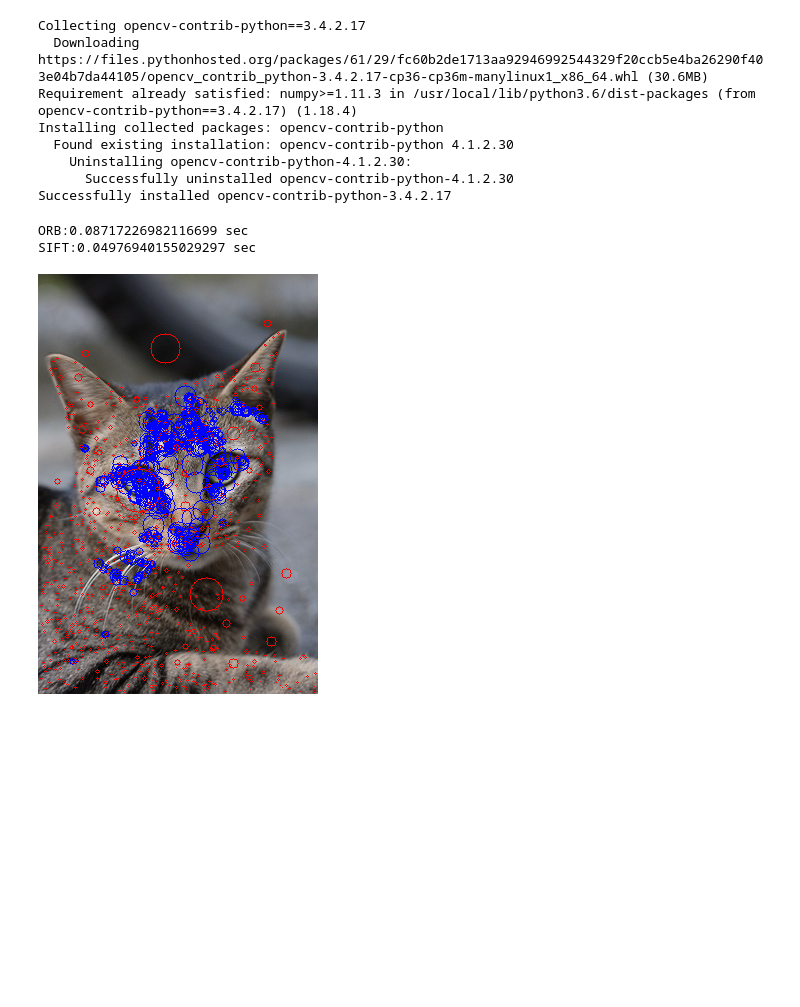
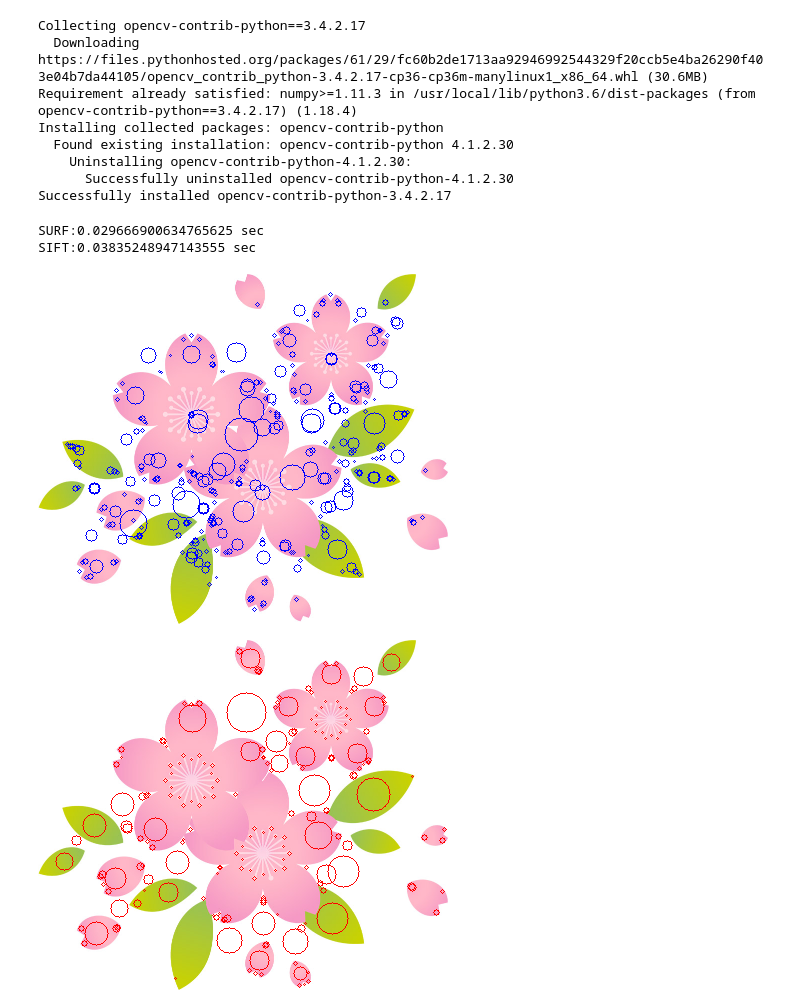
Before and after one commit to iciromaco/Semi3A, a Jupyter notebook: L8/SIFT_SURF_on_Colab.ipynb, the cells around one changed output. Cells and saved outputs as stored; diff of their text form; code cells hidden in the pictures; blank space fills up the shorter version.

```diff
--- a/L8/SIFT_SURF_on_Colab.ipynb
+++ b/L8/SIFT_SURF_on_Colab.ipynb
@@ -30,39 +33,66 @@ Successfully installed opencv-contrib-python-3.4.2.17
 # %%
 import cv2
 import numpy as np
 import time
+import urllib.request
 from google.colab.patches import cv2_imshow
 
+url = "https://publicdomainq.net/images/201902/12s/publicdomainq-0031372xyf.jpg"
+img_path,header=urllib.request.urlretrieve(url)
+
 # 画像の読み込み
-filename = "prof.jpg"
-srcimg = cv2.imread(filename,1) # 1:color, 0:gray, -1:asis
+# filename = "prof.jpg"
+srcimg = cv2.imread(img_path,1) # 1:color, 0:gray, -1:asis
+srcimg = cv2.resize(srcimg,(srcimg.shape[1]//2,srcimg.shape[0]//2))
 gryimg = cv2.cvtColor(srcimg, cv2.COLOR_BGR2GRAY)
 
 # Detector の作成
-orb = cv2.ORB_create()
+surf = cv2.xfeatures2d.SURF_create()
 sift = cv2.xfeatures2d.SIFT_create()
 
 # 特徴検出
 t0 = time.time()
-orbkps = orb.detect(gryimg)
+surfkps = surf.detect(gryimg)
 t1 = time.time()
-print("ORB:{} sec".format(t1-t0))
+print("SURF:{} sec".format(t1-t0))
 siftkps = sift.detect(gryimg)
 t2 = time.time()
 print("SIFT:{} sec".format(t2-t1))
 
 # 特徴点の描画
-for ip in orbkps:
+srcimg_surf=srcimg.copy()
+srcimg_sift=srcimg.copy()
+
+for ip in surfkps:
   pt = (np.round(ip.pt[0]).astype(int),np.round(ip.pt[1]).astype(int))
   rd = np.round(ip.size*0.1).astype(int)
-  cv2.circle(srcimg,pt,rd,(255,0,0),1,8,0)
+  cv2.circle(srcimg_surf,pt,rd,(255,0,0),1,8,0)
 for ip in siftkps:
   pt = (np.round(ip.pt[0]).astype(int),np.round(ip.pt[1]).astype(int))
+  rd = np.round(ip.size*0.5).astype(int)
+  cv2.circle(srcimg_sift,pt,rd,(0,0,255),1,8,0)
+
+''' TOP100のみ表示
+sizevsurf = np.array([ip.size for ip in surfkps])
+sizevsift = np.array([ip.size for ip in siftkps])
+top100surf = np.argsort(sizevsurf)[-100:]
+top100sift = np.argsort(sizevsift)[-100:]
+for index in top100surf:
+  ip = surfkps[index]
+  pt = (np.round(ip.pt[0]).astype(int),np.round(ip.pt[1]).astype(int))
   rd = np.round(ip.size*0.25).astype(int)
-  cv2.circle(srcimg,pt,rd,(0,0,255),1,8,0)
+  cv2.circle(srcimg_surf,pt,rd,(255,0,0),1,8,0)
+for index in top100sift:
+  print(index)
+  ip = siftkps[index]
+  pt = (np.round(ip.pt[0]).astype(int),np.round(ip.pt[1]).astype(int))
+  rd = np.round(ip.size*0.5).astype(int)
+  cv2.circle(srcimg_sift,pt,rd,(0,0,255),1,8,0)'''
 
-cv2_imshow(srcimg)
+cv2_imshow(srcimg_surf)
+cv2_imshow(srcimg_sift)
 # %% [output]
-ORB:0.08717226982116699 sec
-SIFT:0.04976940155029297 sec
+SURF:0.029666900634765625 sec
+SIFT:0.03835248947143555 sec
-[figure, old version]
+[figure, new version]
+[figure, added]
```
Also changed, not shown: parts of 2 cells of this notebook.
